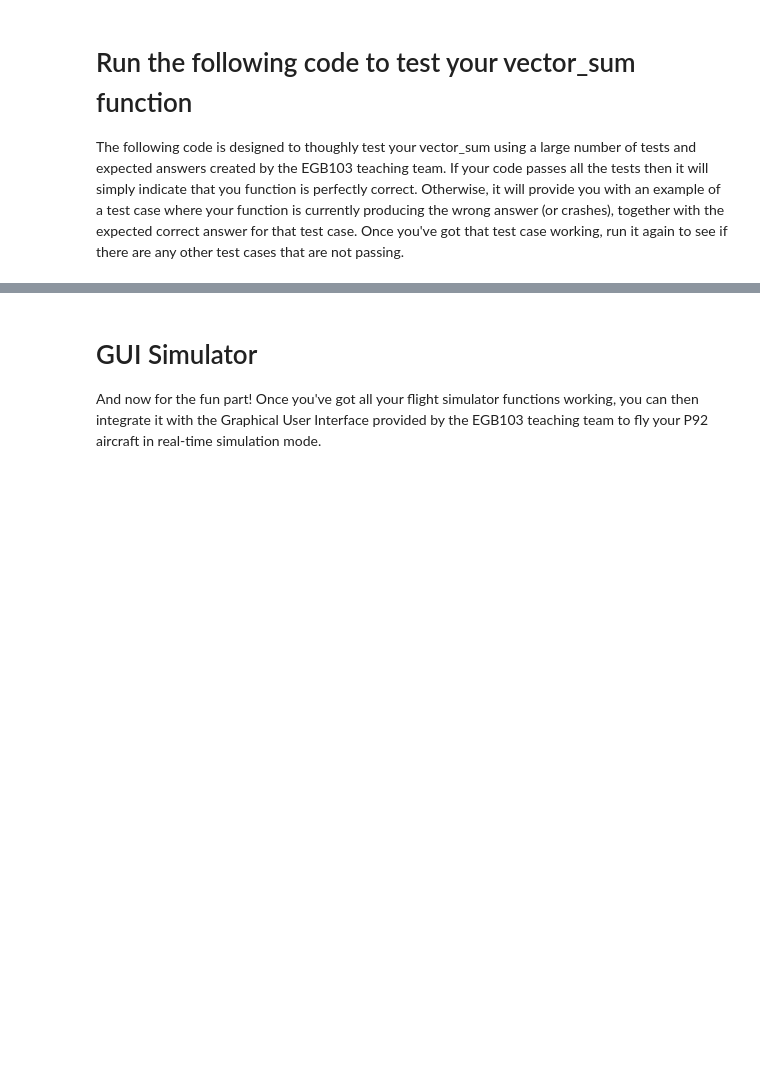
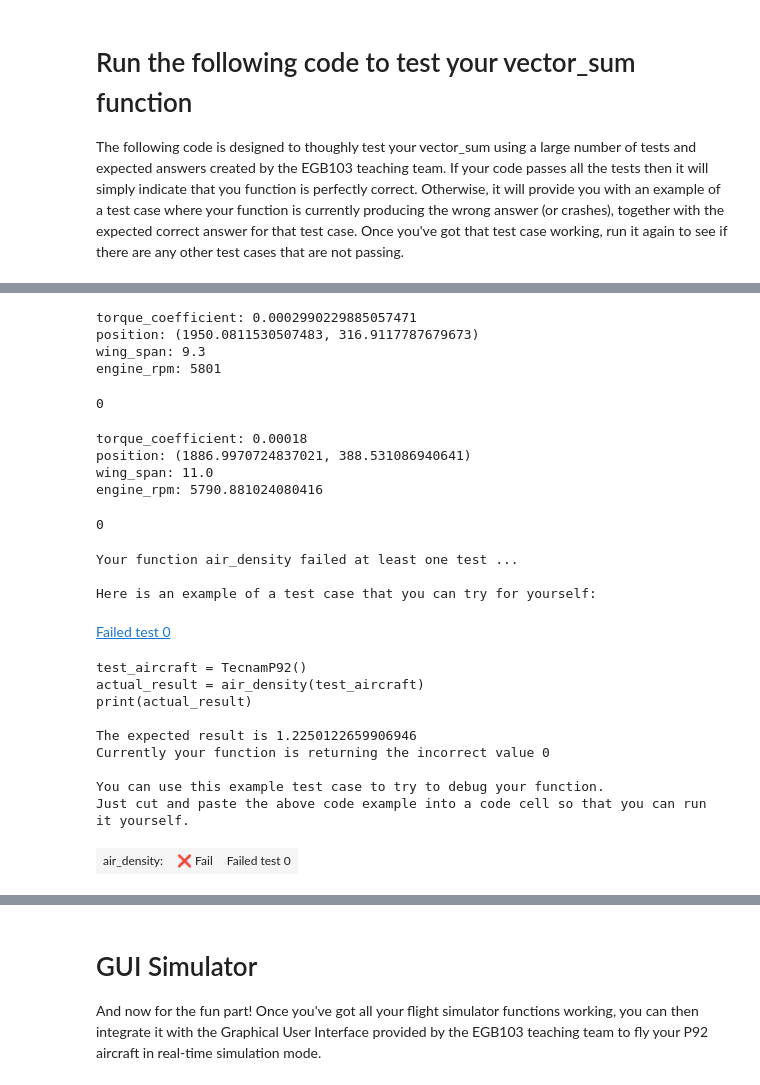
Before and after one commit to kellyw42/egb103, a Jupyter notebook: Assignments/2025/Sem1/Assignment1/Assignment 1 Flight Simulator Skeleton.ipynb, the cells around one changed output, grey strips where cells are left out. Cells and saved outputs as stored; diff of their text form; code cells hidden in the pictures; blank space fills up the shorter version.

```diff
--- a/Assignments/2025/Sem1/Assignment1/Assignment 1 Flight Simulator Skeleton.ipynb
+++ b/Assignments/2025/Sem1/Assignment1/Assignment 1 Flight Simulator Skeleton.ipynb
@@ -517,0 +590,47 @@ Good luck ...
+# %%
+test_aircraft5 = TecnamP92(angular_velocity=-1.4479315865978675,engine_rpm=5800,linear_velocity=(40.81904228175883, -56.020830283261),pitch_angle_radians=-2.112939056059267,position=(1950.0811530507483, 316.9117787679673),stabilizer_angle_radians=-0.2792526803190927,throttle=1.0,time_elapsed=68.696)
+
+air_density(test_aircraft5)
+# %% [output]
+torque_coefficient: 0.0002990229885057471
+position: (1950.0811530507483, 316.9117787679673)
+wing_span: 9.3
+engine_rpm: 5801
+0
+# %%
+from cessna import Cessna172
+
+test_aircraft10 = Cessna172(angular_velocity=2.5462461874185127,engine_rpm=5789.881024080416,linear_velocity=(39.59202073532071, -43.20742419924472),pitch_angle_radians=-0.6335645532198284,position=(1886.9970724837021, 388.531086940641),stabilizer_angle_radians=-0.2792526803190927,throttle=1.0,time_elapsed=67.196)
+
+air_density(test_aircraft10)
+# %% [output]
+torque_coefficient: 0.00018
+position: (1886.9970724837021, 388.531086940641)
+wing_span: 11.0
+engine_rpm: 5790.881024080416
+0
+# %%
+def air_density(aircraft):
+    """
+    Calculate the air density based on the aircraft's altitude (in metres).
+
+    Parameters:
+    aircraft (object): The aircraft object with a postion attribute
+
+    Makes use of functions: air_density_at
+
+    Returns:
+    float: Air density in kg/m^3.
+    """
+    advance_rate = 0
+    torque_coefficient = aircraft.propeller_torque_coefficient(advance_rate)
+    print('torque_coefficient:', torque_coefficient)
+
+    aircraft.engine_rpm = aircraft.engine_rpm + 1
+
+    print('position:', aircraft.position)
+    print('wing_span:', aircraft.wing_span)
+    print('engine_rpm:', aircraft.engine_rpm)
+
+
+    return 0
@@ -1175,10 +1294,25 @@ print(test_aircraft.time_elapsed, test_aircraft.engine_rpm, test_aircraft.positi
 # %%
 from unit_tests import test_correctness
 
 # You can use this code cell to test any of your above flight simulator functions using test cases created by the EGB103 teaching team
 
 # Just change the function name simulate_multiple_time_steps below by whatever function you wish to test
-test_correctness(simulate_multiple_time_steps)
+test_correctness(air_density)
+# %% [output]
+Your function air_density failed at least one test ...
+
+Here is an example of a test case that you can try for yourself:
+Failed test 0
+test_aircraft = TecnamP92()
+actual_result = air_density(test_aircraft)
+print(actual_result)
+
+The expected result is 1.2250122659906946
+Currently your function is returning the incorrect value 0
+
+You can use this example test case to try to debug your function.
+Just cut and paste the above code example into a code cell so that you can run it yourself.
+| air_density: | ❌ Fail | Failed test 0 |
 # %%
 from unit_tests import test_correctness
 
```
Also changed, not shown: parts of 9 cells of this notebook, 1 other file.
